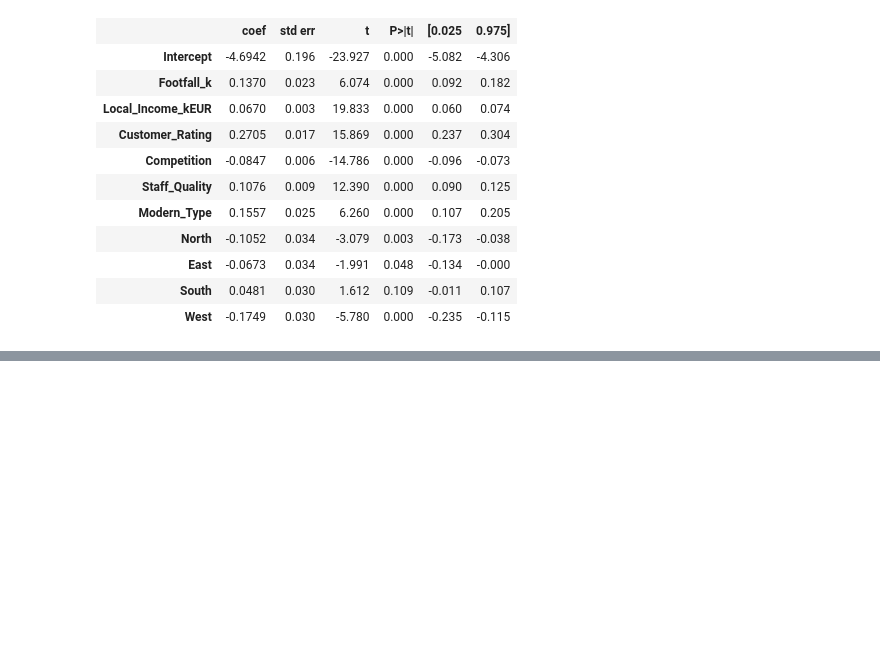
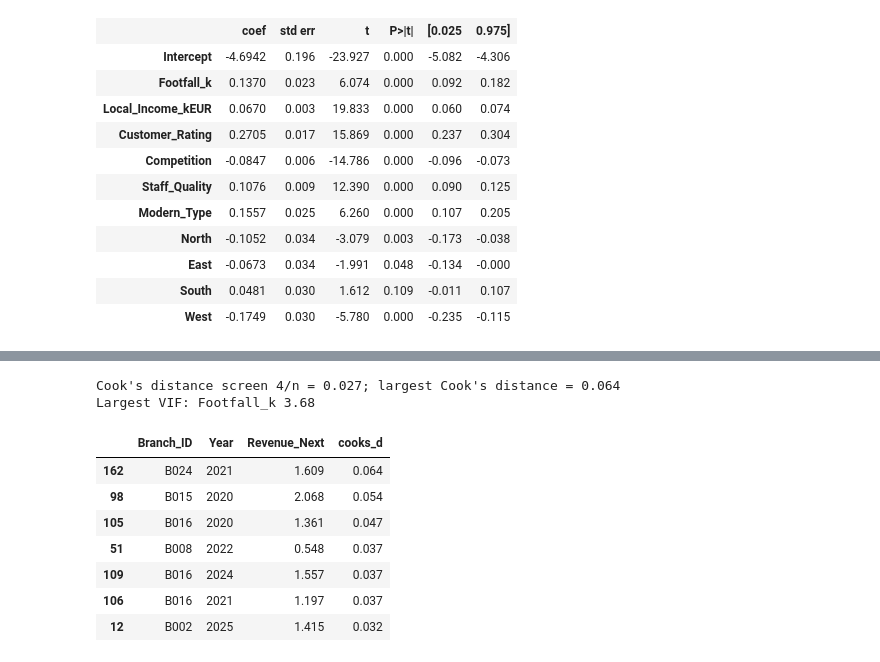
Before and after one commit to Ri-Dearg/data-test, a Jupyter notebook: A00082654_Rory.ipynb, the cells around one changed output, grey strips where cells are left out. Cells and saved outputs as stored; diff of their text form; code cells hidden in the pictures; blank space fills up the shorter version.

```diff
--- a/A00082654_Rory.ipynb
+++ b/A00082654_Rory.ipynb
@@ -1011,0 +934,26 @@ Mean revenue: 1.799
+# %%
+# Influence (Cook's distance) and multicollinearity (VIF)
+influence = final.get_influence()
+cooks = pd.Series(influence.cooks_distance[0], index=df_model.index)
+exog = final.model.exog
+vif = pd.Series(
+    [variance_inflation_factor(exog, i) for i in range(1, exog.shape[1])], index=final.model.exog_names[1:]
+)
+print(f"Cook's distance screen 4/n = {4 / n:.3f}; largest Cook's distance = {cooks.max():.3f}")
+print('Largest VIF:', vif.idxmax(), round(vif.max(), 2))
+
+# The branch-years above the screen
+df_model.assign(cooks_d=cooks).loc[cooks > 4 / n, ['Branch_ID', 'Year', 'Revenue_Next', 'cooks_d']].sort_values(
+    'cooks_d', ascending=False
+).round(3)
+# %% [output]
+Cook's distance screen 4/n = 0.027; largest Cook's distance = 0.064
+Largest VIF: Footfall_k 3.68
+|  | Branch_ID | Year | Revenue_Next | cooks_d |
+| 162 | B024 | 2021 | 1.609 | 0.064 |
+| 98 | B015 | 2020 | 2.068 | 0.054 |
+| 105 | B016 | 2020 | 1.361 | 0.047 |
+| 51 | B008 | 2022 | 0.548 | 0.037 |
+| 109 | B016 | 2024 | 1.557 | 0.037 |
+| 106 | B016 | 2021 | 1.197 | 0.037 |
+| 12 | B002 | 2025 | 1.415 | 0.032 |
```
Also changed, not shown: parts of 9 cells of this notebook.
